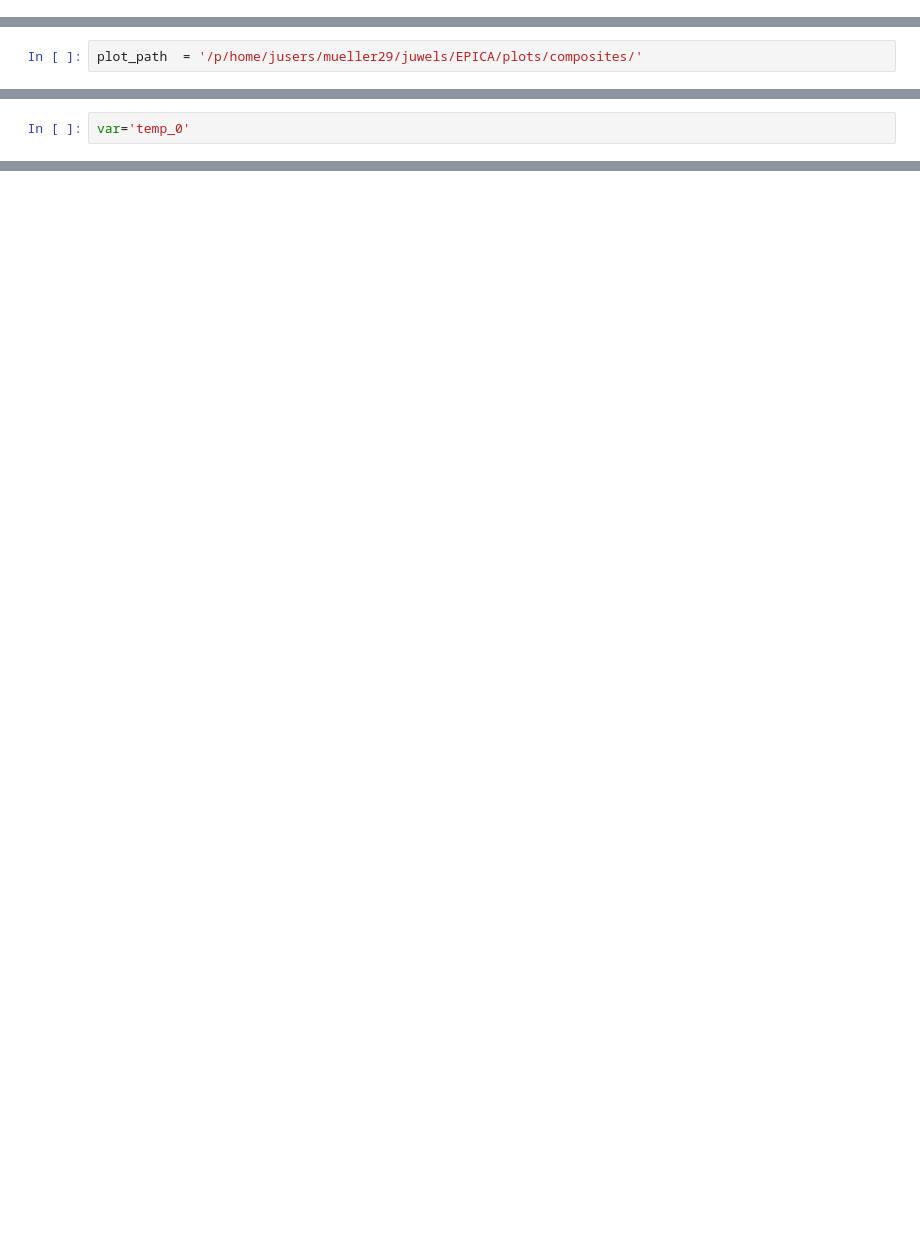
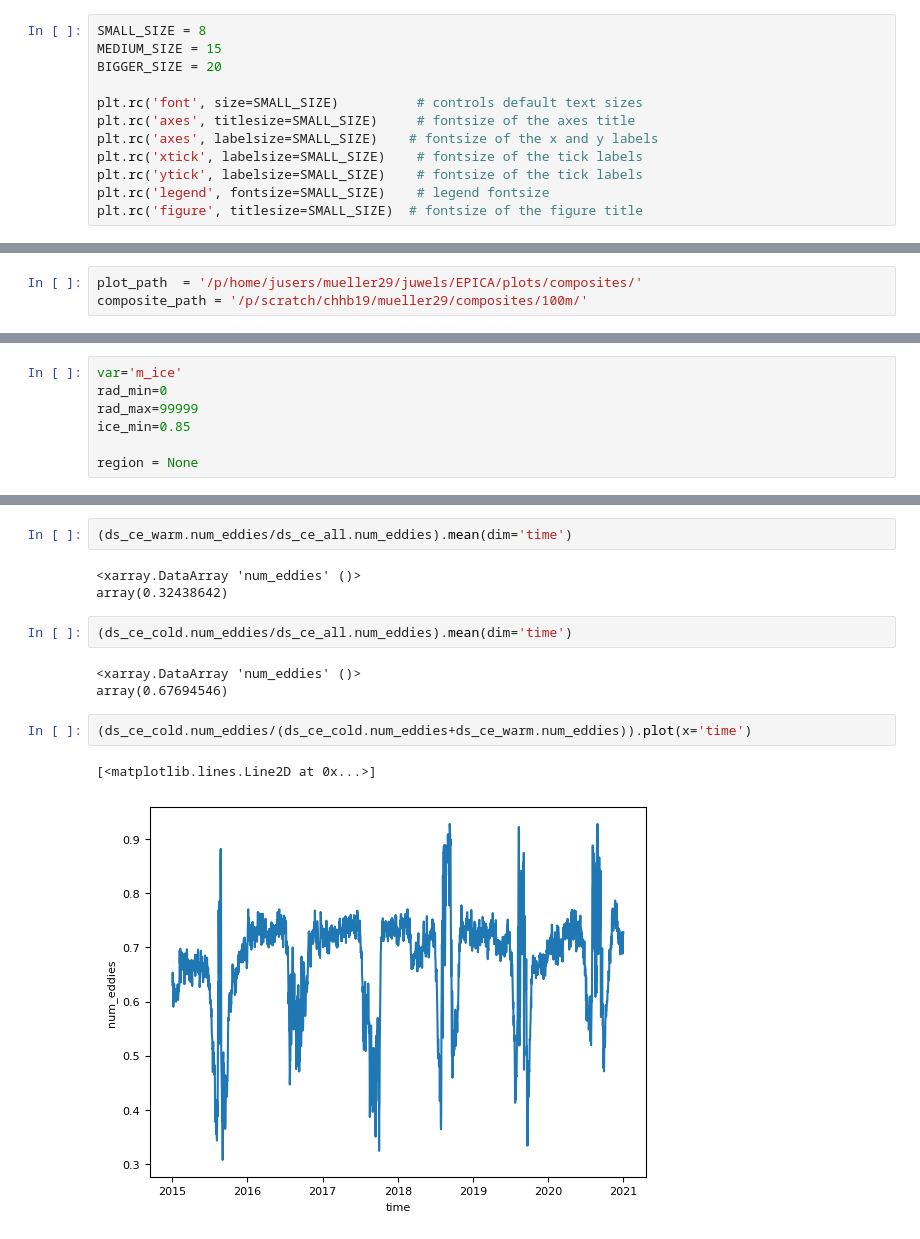
Before and after one commit to vasmue/composites, a Jupyter notebook: plot_composites.ipynb, the cells around one changed output, grey strips where cells are left out. Saved outputs shown, nothing was run; the diff lists cells and outputs as text; blank space fills up the shorter version.

```diff
--- a/plot_composites.ipynb
+++ b/plot_composites.ipynb
@@ -38 +26,13 @@ region = reg_eeb
+# %%
+SMALL_SIZE = 8
+MEDIUM_SIZE = 15
+BIGGER_SIZE = 20
+
+plt.rc('font', size=SMALL_SIZE)          # controls default text sizes
+plt.rc('axes', titlesize=SMALL_SIZE)     # fontsize of the axes title
+plt.rc('axes', labelsize=SMALL_SIZE)    # fontsize of the x and y labels
+plt.rc('xtick', labelsize=SMALL_SIZE)    # fontsize of the tick labels
+plt.rc('ytick', labelsize=SMALL_SIZE)    # fontsize of the tick labels
+plt.rc('legend', fontsize=SMALL_SIZE)    # legend fontsize
+plt.rc('figure', titlesize=SMALL_SIZE)  # fontsize of the figure title
 # %%
@@ -170,2 +151,3 @@ client
 # %%
 plot_path  = '/p/home/jusers/mueller29/juwels/EPICA/plots/composites/'
+composite_path = '/p/scratch/chhb19/mueller29/composites/100m/'
@@ -183,4 +162,9 @@ units_dict={
     "m_ice": 'cm'
 }
 # %%
-var='temp_0'
+var='m_ice'
+rad_min=0
+rad_max=99999
+ice_min=0.85
+
+region = None
@@ -213,0 +194,15 @@ if var == 'a_ice' or var == 'm_ice':
+# %%
+(ds_ce_warm.num_eddies/ds_ce_all.num_eddies).mean(dim='time')
+# %% [output]
+<xarray.DataArray 'num_eddies' ()>
+array(0.32438642)
+# %%
+(ds_ce_cold.num_eddies/ds_ce_all.num_eddies).mean(dim='time')
+# %% [output]
+<xarray.DataArray 'num_eddies' ()>
+array(0.67694546)
+# %%
+(ds_ce_cold.num_eddies/(ds_ce_cold.num_eddies+ds_ce_warm.num_eddies)).plot(x='time')
+# %% [output]
+[<matplotlib.lines.Line2D at 0x...>]
+[figure, added]
```
Also changed, not shown: parts of 33 cells of this notebook, 3 other files.
